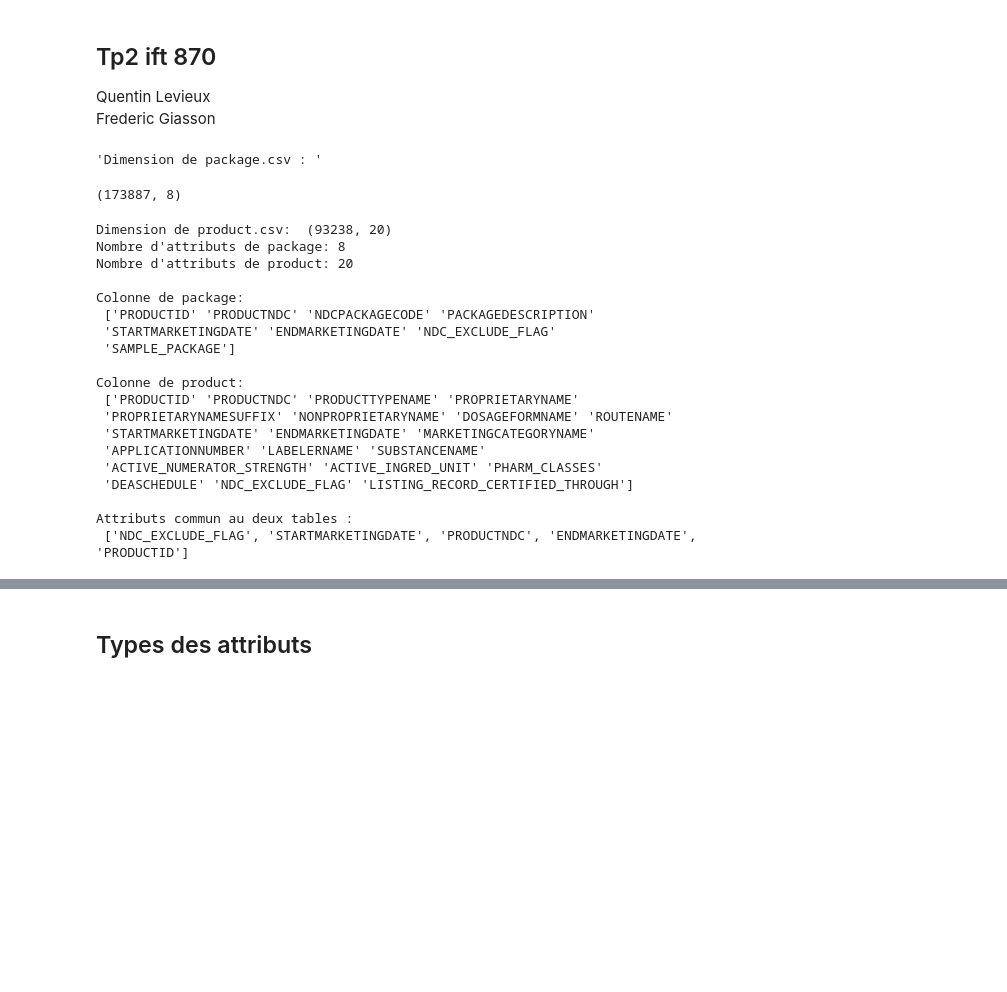
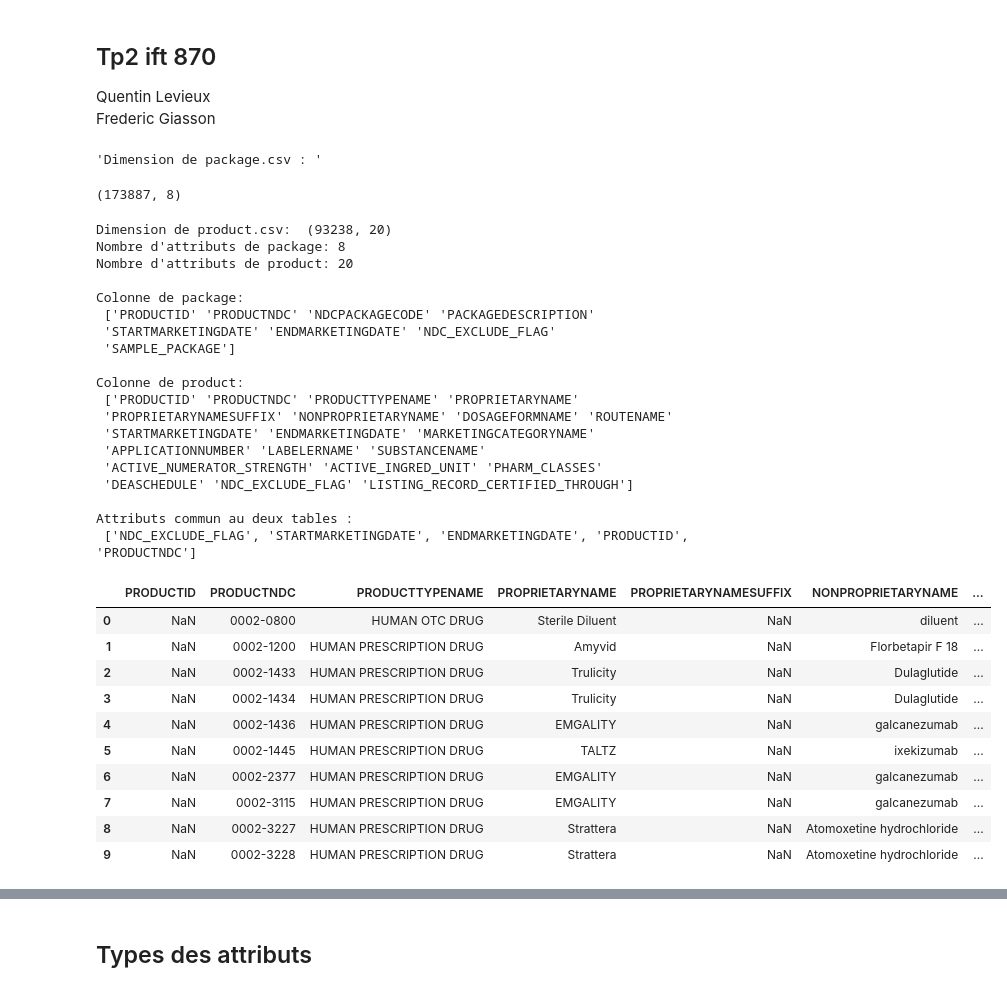
Before and after one commit to JamarcusBernard/tp2_ift870, a Jupyter notebook: tp2.ipynb, the cells around one changed output, grey strips where cells are left out. Drawn from its saved outputs; the diff is of its cells as text; code cells hidden in the pictures; blank space fills up the shorter version.

```diff
--- a/tp2.ipynb
+++ b/tp2.ipynb
@@ -22,7 +22,7 @@ print("Nombre d'attributs de product:", len(product.columns))
 print("\nColonne de package: \n",package.columns.values)
 print("\nColonne de product: \n",product.columns.values)
 commonAttributs = list(set(package).intersection(product))
-print("\nAttributs commun au deux tables :\n",commonAttributs)
+print("\nAttributs communs au deux tables :\n",commonAttributs)
 # %% [output]
 'Dimension de package.csv : '
 (173887, 8)
@@ -44,4 +44,18 @@ Colonne de product:
  'DEASCHEDULE' 'NDC_EXCLUDE_FLAG' 'LISTING_RECORD_CERTIFIED_THROUGH']
 
 Attributs commun au deux tables :
- ['NDC_EXCLUDE_FLAG', 'STARTMARKETINGDATE', 'PRODUCTNDC', 'ENDMARKETINGDATE', 'PRODUCTID']
+ ['NDC_EXCLUDE_FLAG', 'STARTMARKETINGDATE', 'ENDMARKETINGDATE', 'PRODUCTID', 'PRODUCTNDC']
+# %%
+product.head(10)
+# %% [output]
+|  | PRODUCTID | PRODUCTNDC | PRODUCTTYPENAME | PROPRIETARYNAME | PROPRIETARYNAMESUFFIX | NONPROPRIETARYNAME | ... |
+| 0 | NaN | 0002-0800 | HUMAN OTC DRUG | Sterile Diluent | NaN | diluent | ... |
+| 1 | NaN | 0002-1200 | HUMAN PRESCRIPTION DRUG | Amyvid | NaN | Florbetapir F 18 | ... |
+| 2 | NaN | 0002-1433 | HUMAN PRESCRIPTION DRUG | Trulicity | NaN | Dulaglutide | ... |
+| 3 | NaN | 0002-1434 | HUMAN PRESCRIPTION DRUG | Trulicity | NaN | Dulaglutide | ... |
+| 4 | NaN | 0002-1436 | HUMAN PRESCRIPTION DRUG | EMGALITY | NaN | galcanezumab | ... |
+| 5 | NaN | 0002-1445 | HUMAN PRESCRIPTION DRUG | TALTZ | NaN | ixekizumab | ... |
+| 6 | NaN | 0002-2377 | HUMAN PRESCRIPTION DRUG | EMGALITY | NaN | galcanezumab | ... |
+| 7 | NaN | 0002-3115 | HUMAN PRESCRIPTION DRUG | EMGALITY | NaN | galcanezumab | ... |
+| 8 | NaN | 0002-3227 | HUMAN PRESCRIPTION DRUG | Strattera | NaN | Atomoxetine hydrochloride | ... |
+| 9 | NaN | 0002-3228 | HUMAN PRESCRIPTION DRUG | Strattera | NaN | Atomoxetine hydrochloride | ... |
```
Also changed, not shown: parts of 4 cells of this notebook.
